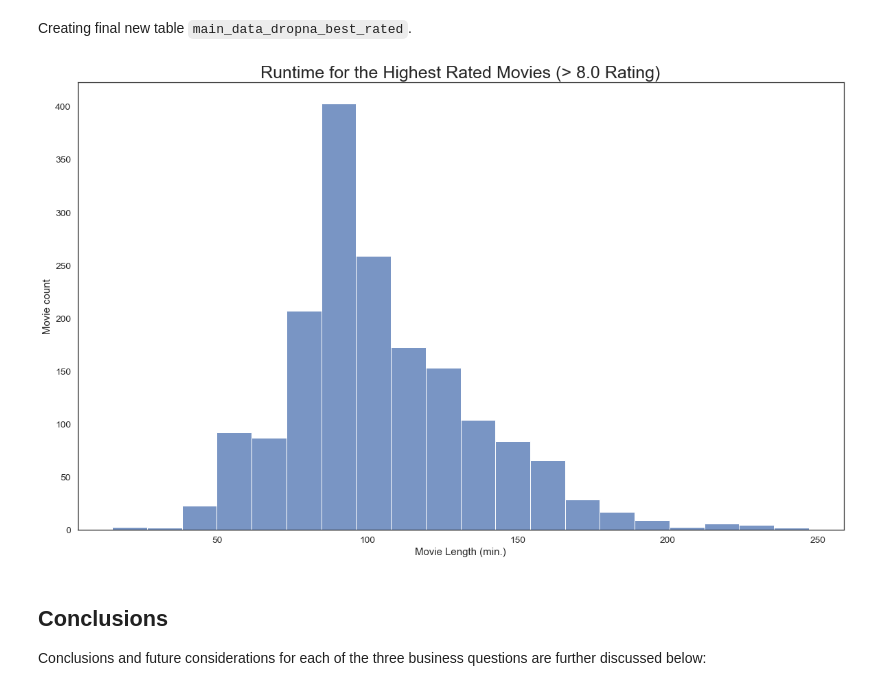
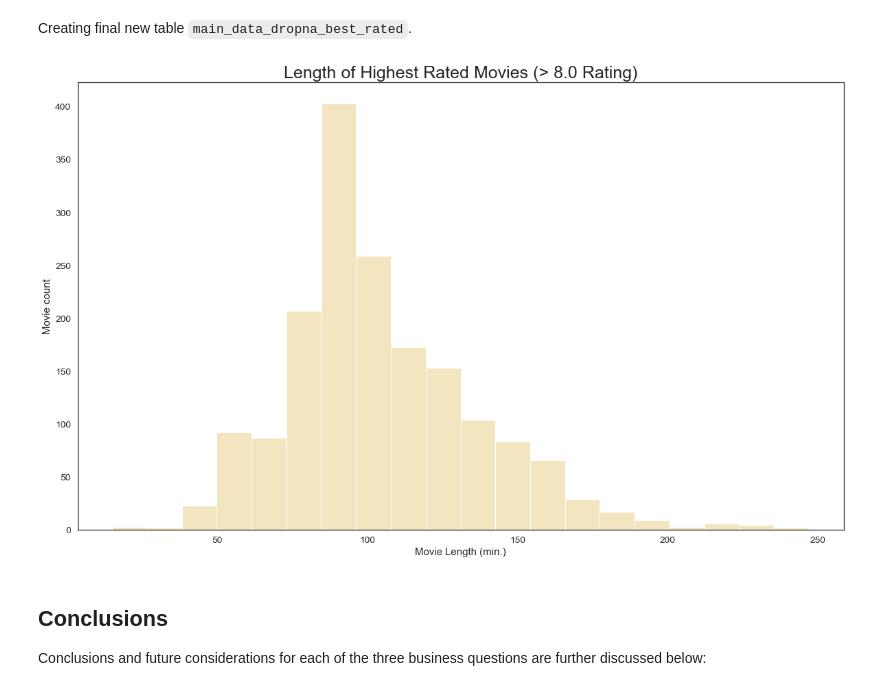
Before and after one commit to fetterollie/Microsoft-Movie-Analysis, a Jupyter notebook: dsc-phase1-project-final-working-copy.ipynb, the cells around one changed output. Drawn from its saved outputs; the diff is of its cells as text; code cells hidden in the pictures.

Commit message:
changed histogram color

```diff
--- a/dsc-phase1-project-final-working-copy.ipynb
+++ b/dsc-phase1-project-final-working-copy.ipynb
@@ -619,14 +619,15 @@ Creating final new table `main_data_dropna_best_rated`.
 main_data_dropna_best_rated = main_data_dropna.loc[(main_data_dropna['averagerating'] >= 8.0)
                                                    & (main_data_dropna['runtime_minutes'] < 250)]
 # %%
-plt.figure(figsize=(20, 12))
+sns.set_theme(context='notebook', palette='blend:#EDA,#7AB', style='white', font='sans-serif', font_scale=1.25,
+              color_codes=True, rc={'figure.figsize':(20,12)})
 
-hist = sns.histplot(main_data_dropna_best_rated['runtime_minutes'], bins=20, palette='blend:#EDA,#7AB')
-hist = hist.set(xlabel='Movie Length (min.)', ylabel='Movie count')
+hist = sns.histplot(main_data_dropna_best_rated['runtime_minutes'], bins=20)
 
-plt.title('Runtime for the Highest Rated Movies (> 8.0 Rating)', fontsize=25);
+hist.set(xlabel='Movie Length (min.)', ylabel='Movie count');
+hist.set_title('Length of Highest Rated Movies (> 8.0 Rating)', fontsize=25);
 # %% [output]
-[figure, old version]
+[figure, new version]
 # %% [markdown]
 ## Conclusions<a class="anchor" id="conclusions"></a>
 Conclusions and future considerations for each of the three business questions are further discussed below:
```
Also changed, not shown: parts of 1 cell of this notebook.
